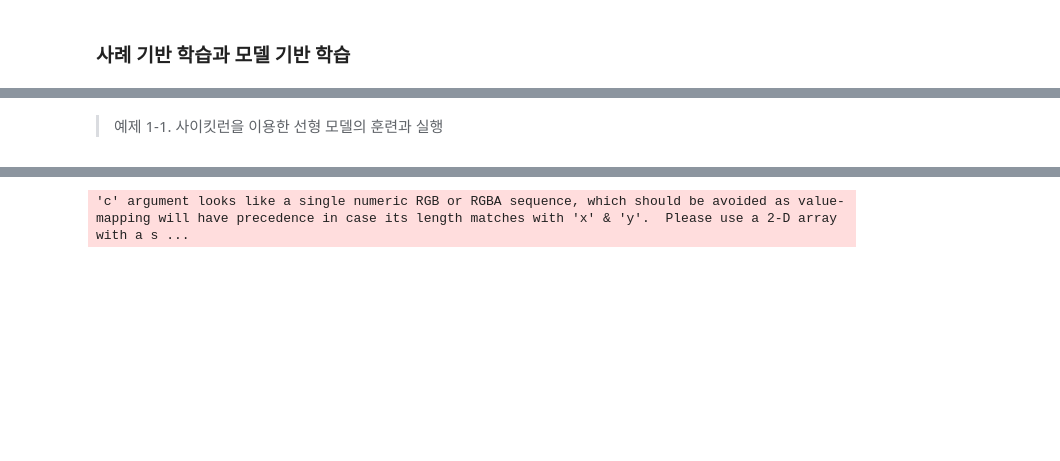
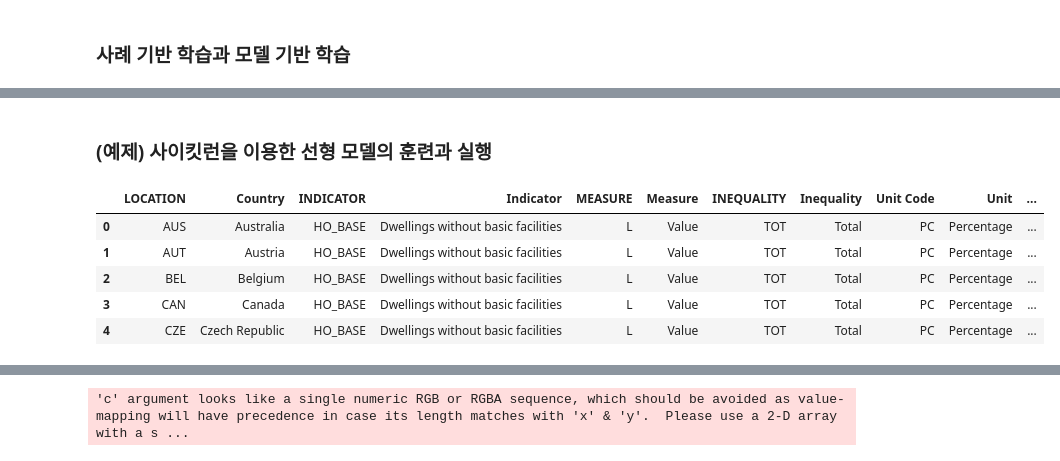
Before and after one commit to High-East/Hands-On-MachineLearning, a Jupyter notebook: Chap01-한눈에 보는 머신러닝/Chap01 - 한눈에 보는 머신러닝.ipynb, the cells around one changed output, grey strips where cells are left out. Saved outputs shown, nothing was run; the diff lists cells and outputs as text; code cells hidden in the pictures; blank space fills up the shorter version.

```diff
--- a/Chap01-한눈에 보는 머신러닝/Chap01 - 한눈에 보는 머신러닝.ipynb
+++ b/Chap01-한눈에 보는 머신러닝/Chap01 - 한눈에 보는 머신러닝.ipynb
@@ -35,2 +164,2 @@
 # %% [markdown]
-> 예제 1-1. 사이킷런을 이용한 선형 모델의 훈련과 실행
+### (예제) 사이킷런을 이용한 선형 모델의 훈련과 실행
@@ -69,0 +194,9 @@ datapath = os.path.join("../datasets", "lifesat", "")
+# %%
+oecd_bli.head()
+# %% [output]
+|  | LOCATION | Country | INDICATOR | Indicator | MEASURE | Measure | INEQUALITY | Inequality | Unit Code | Unit | ... |
+| 0 | AUS | Australia | HO_BASE | Dwellings without basic facilities | L | Value | TOT | Total | PC | Percentage | ... |
+| 1 | AUT | Austria | HO_BASE | Dwellings without basic facilities | L | Value | TOT | Total | PC | Percentage | ... |
+| 2 | BEL | Belgium | HO_BASE | Dwellings without basic facilities | L | Value | TOT | Total | PC | Percentage | ... |
+| 3 | CAN | Canada | HO_BASE | Dwellings without basic facilities | L | Value | TOT | Total | PC | Percentage | ... |
+| 4 | CZE | Czech Republic | HO_BASE | Dwellings without basic facilities | L | Value | TOT | Total | PC | Percentage | ... |
```
Also changed, not shown: parts of 37 cells of this notebook, 4 other files.
